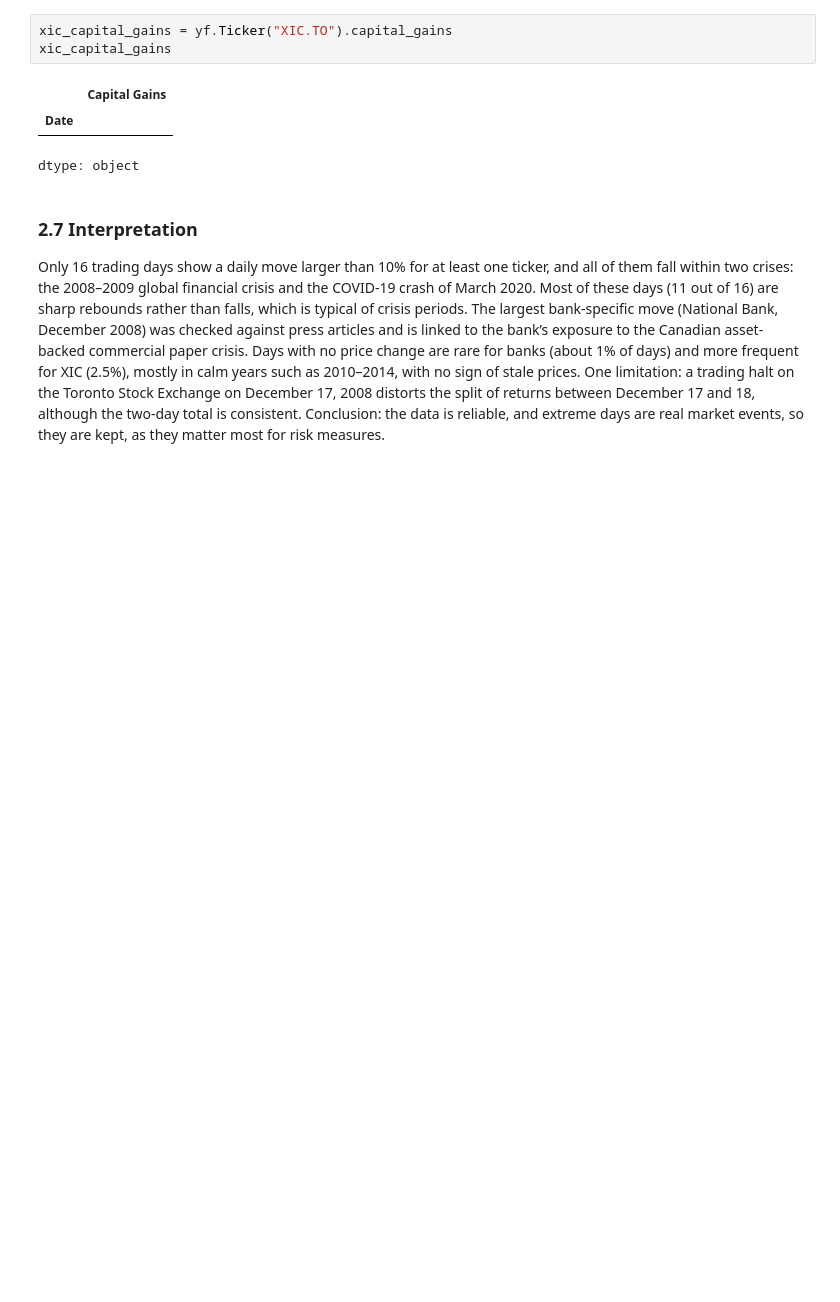
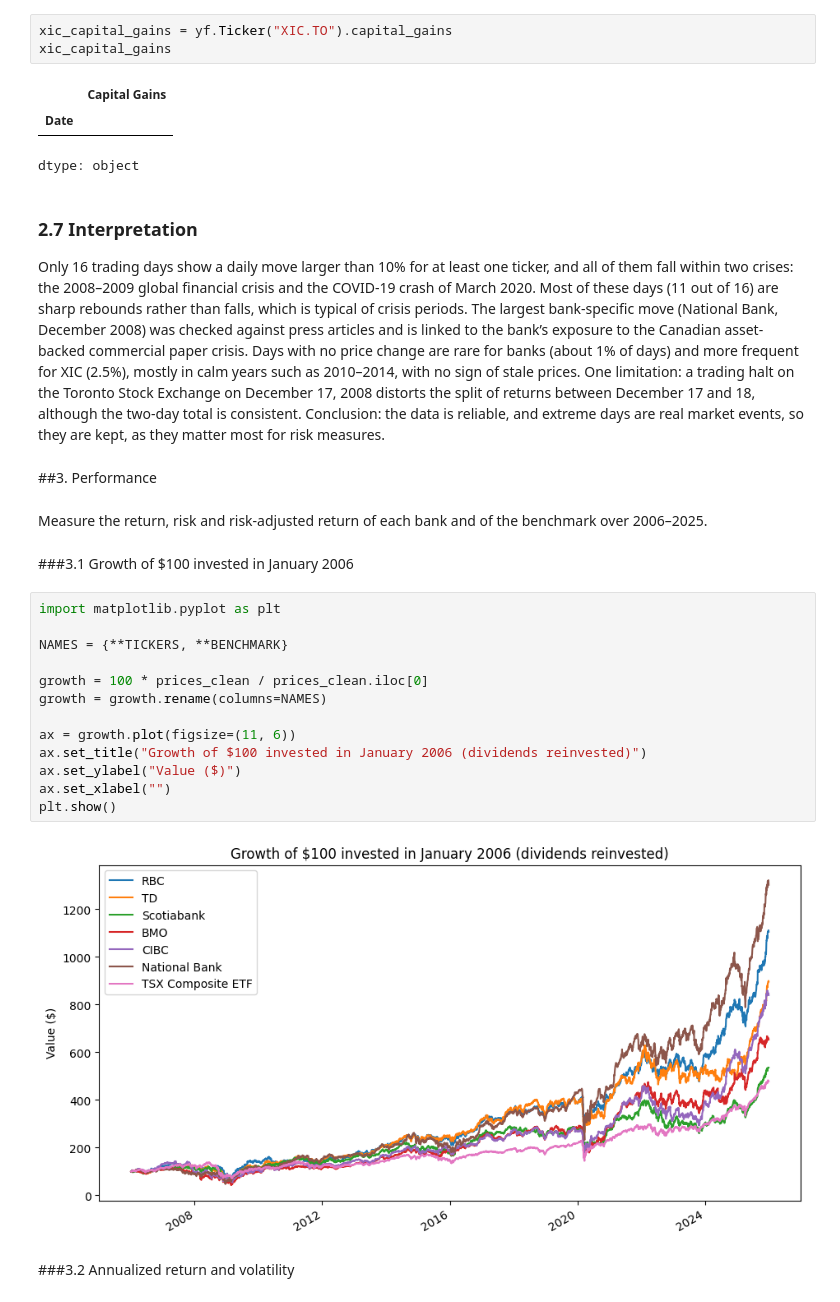
Before and after one commit to quentin-garcia-3b1724235/canadian-banks-portfolio-analysis, a Jupyter notebook: notebooks/canadian_banks_analysis.ipynb, the cells around one changed output. Saved outputs shown, nothing was run; the diff lists cells and outputs as text; blank space fills up the shorter version.

```diff
--- a/notebooks/canadian_banks_analysis.ipynb
+++ b/notebooks/canadian_banks_analysis.ipynb
@@ -321,3 +329,26 @@ dtype: object
 ### 2.7 Interpretation
 
 Only 16 trading days show a daily move larger than 10% for at least one ticker, and all of them fall within two crises: the 2008–2009 global financial crisis and the COVID-19 crash of March 2020. Most of these days (11 out of 16) are sharp rebounds rather than falls, which is typical of crisis periods. The largest bank-specific move (National Bank, December 2008) was checked against press articles and is linked to the bank’s exposure to the Canadian asset-backed commercial paper crisis. Days with no price change are rare for banks (about 1% of days) and more frequent for XIC (2.5%), mostly in calm years such as 2010–2014, with no sign of stale prices. One limitation: a trading halt on the Toronto Stock Exchange on December 17, 2008 distorts the split of returns between December 17 and 18, although the two-day total is consistent. Conclusion: the data is reliable, and extreme days are real market events, so they are kept, as they matter most for risk measures.
+# %% [markdown]
+##3. Performance
+# %% [markdown]
+Measure the return, risk and risk-adjusted return of each bank and of the benchmark over 2006–2025.
+# %% [markdown]
+###3.1 Growth of $100 invested in January 2006
+# %%
+import matplotlib.pyplot as plt
+
+NAMES = {**TICKERS, **BENCHMARK}
+
+growth = 100 * prices_clean / prices_clean.iloc[0]
+growth = growth.rename(columns=NAMES)
+
+ax = growth.plot(figsize=(11, 6))
+ax.set_title("Growth of $100 invested in January 2006 (dividends reinvested)")
+ax.set_ylabel("Value ($)")
+ax.set_xlabel("")
+plt.show()
+# %% [output]
+[figure, added]
+# %% [markdown]
+###3.2 Annualized return and volatility
```
Also changed, not shown: parts of 15 cells of this notebook.
